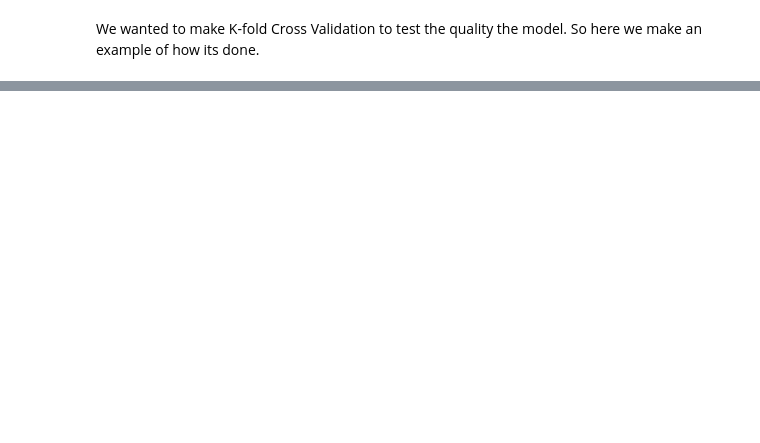
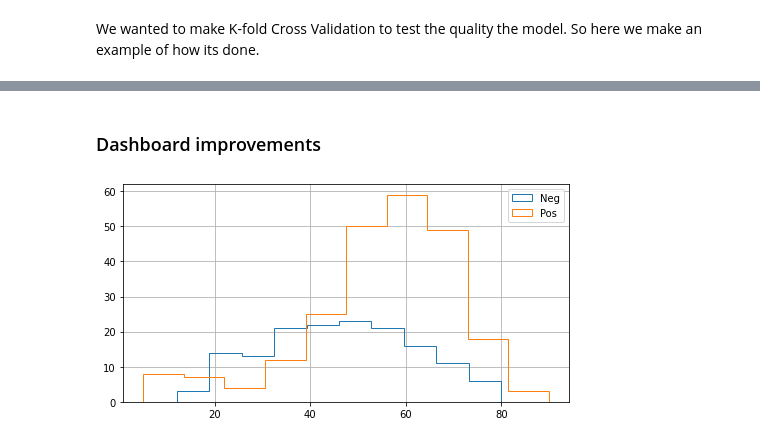
Before and after one commit to MHR1985/DSC_ExamProject, a Jupyter notebook: Python/kidneyNotebook.ipynb, the cells around one changed output, grey strips where cells are left out. Cells and saved outputs as stored; diff of their text form; code cells hidden in the pictures; blank space fills up the shorter version.

Commit message:
Post-handin combined histograms for comparisons

```diff
--- a/Python/kidneyNotebook.ipynb
+++ b/Python/kidneyNotebook.ipynb
@@ -732,0 +735,11 @@ print(np.mean(cross_val_score(dtc, X_train, y_train, cv=10)))
+# %% [markdown]
+### Dashboard improvements
+# %%
+histogramNotCKDAge = df_ageNotCKD['age'].hist(figsize=(8,4),histtype = 'step', label='Neg')
+histogramCKDAge = df_ageCKD['age'].hist(figsize=(8,4),histtype = 'step', label='Pos')
+histogramAge.set_xlabel("Age")
+histogramAge.set_ylabel("Count")
+plt.legend(loc='upper right')
+plt.show()
+# %% [output]
+[figure, added]
```
Also changed, not shown: parts of 15 cells of this notebook.
